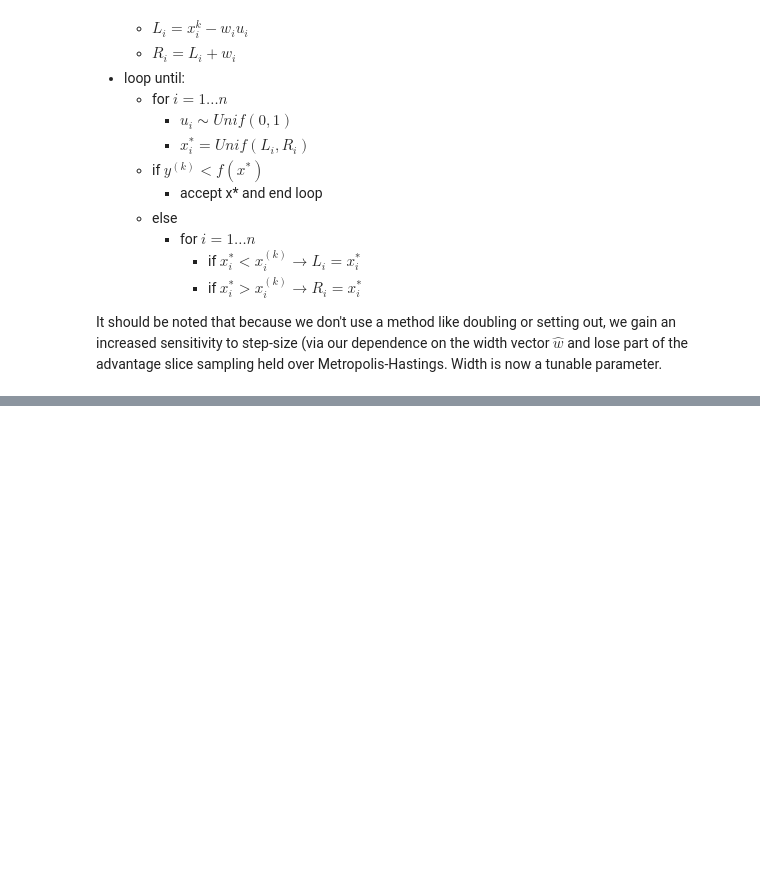
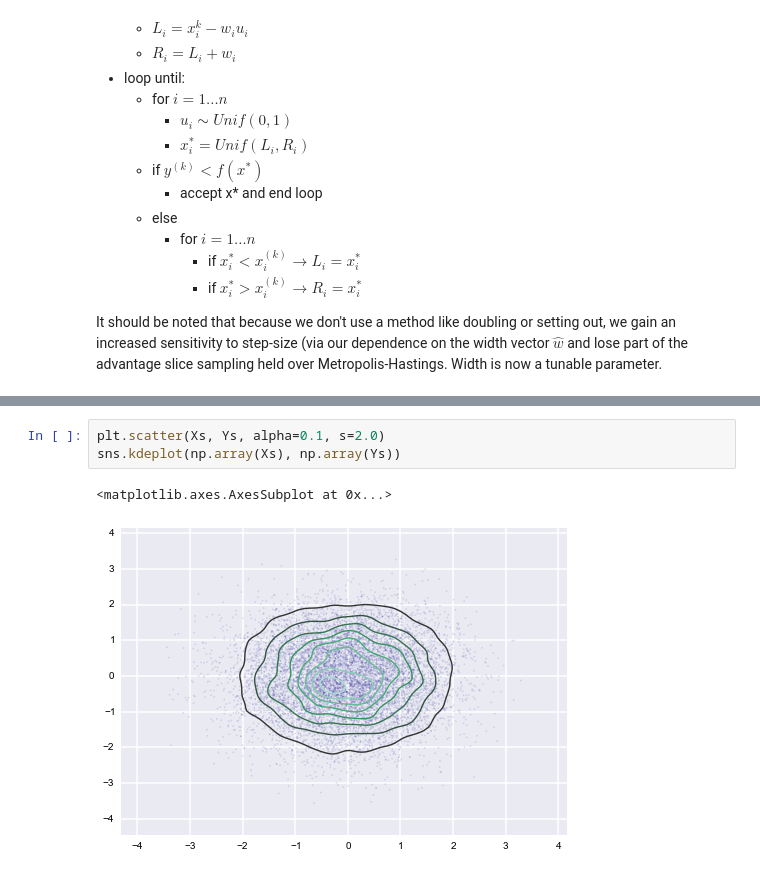
Before and after one commit to AM207/Site, a Jupyter notebook: am207/content/notebooks/Lecture11_SliceSampling.ipynb, the cells around one changed output, grey strips where cells are left out. Cells and saved outputs as stored; diff of their text form; blank space fills up the shorter version.

```diff
--- a/am207/content/notebooks/Lecture11_SliceSampling.ipynb
+++ b/am207/content/notebooks/Lecture11_SliceSampling.ipynb
@@ -635,0 +636,6 @@ sns.kdeplot(X)
+# %%
+plt.scatter(Xs, Ys, alpha=0.1, s=2.0)
+sns.kdeplot(np.array(Xs), np.array(Ys))
+# %% [output]
+<matplotlib.axes.AxesSubplot at 0x...>
+[figure, added]
```
Also changed, not shown: parts of 6 cells of this notebook, 1 other file.
